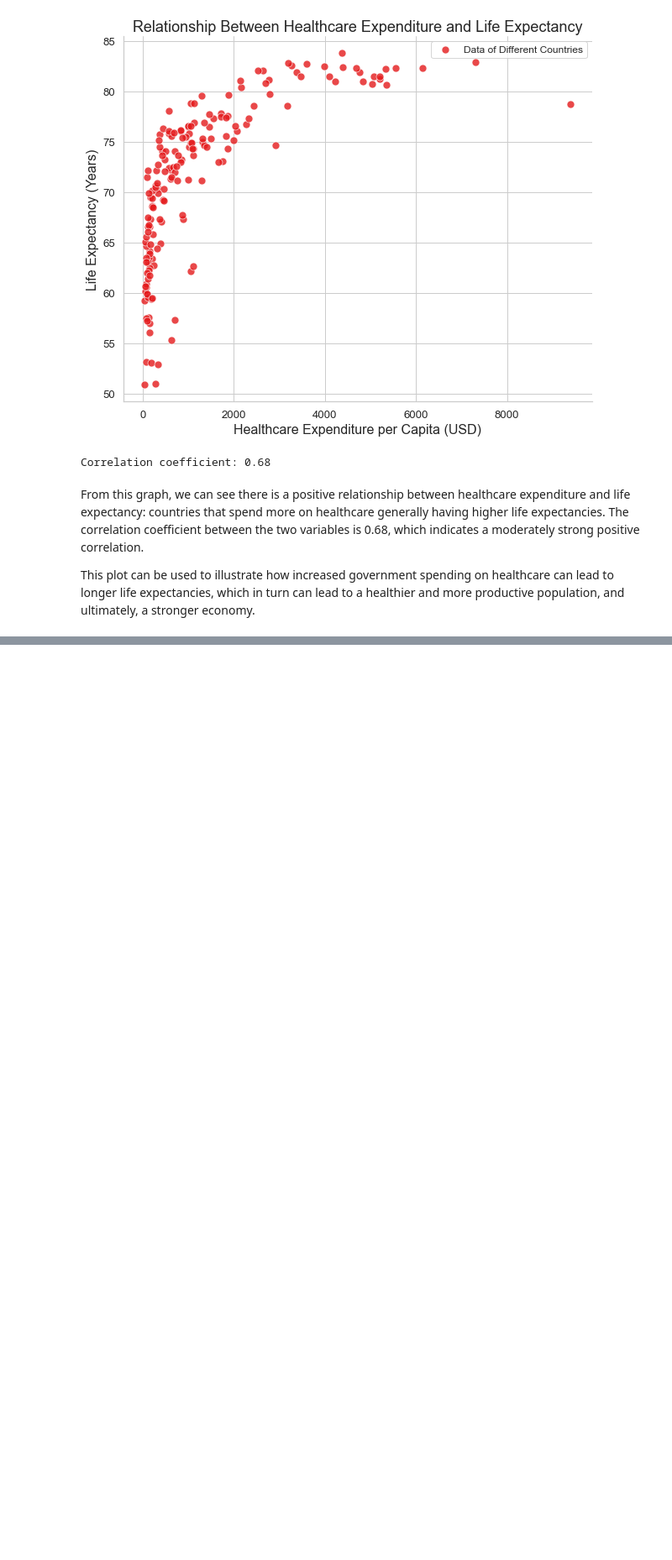
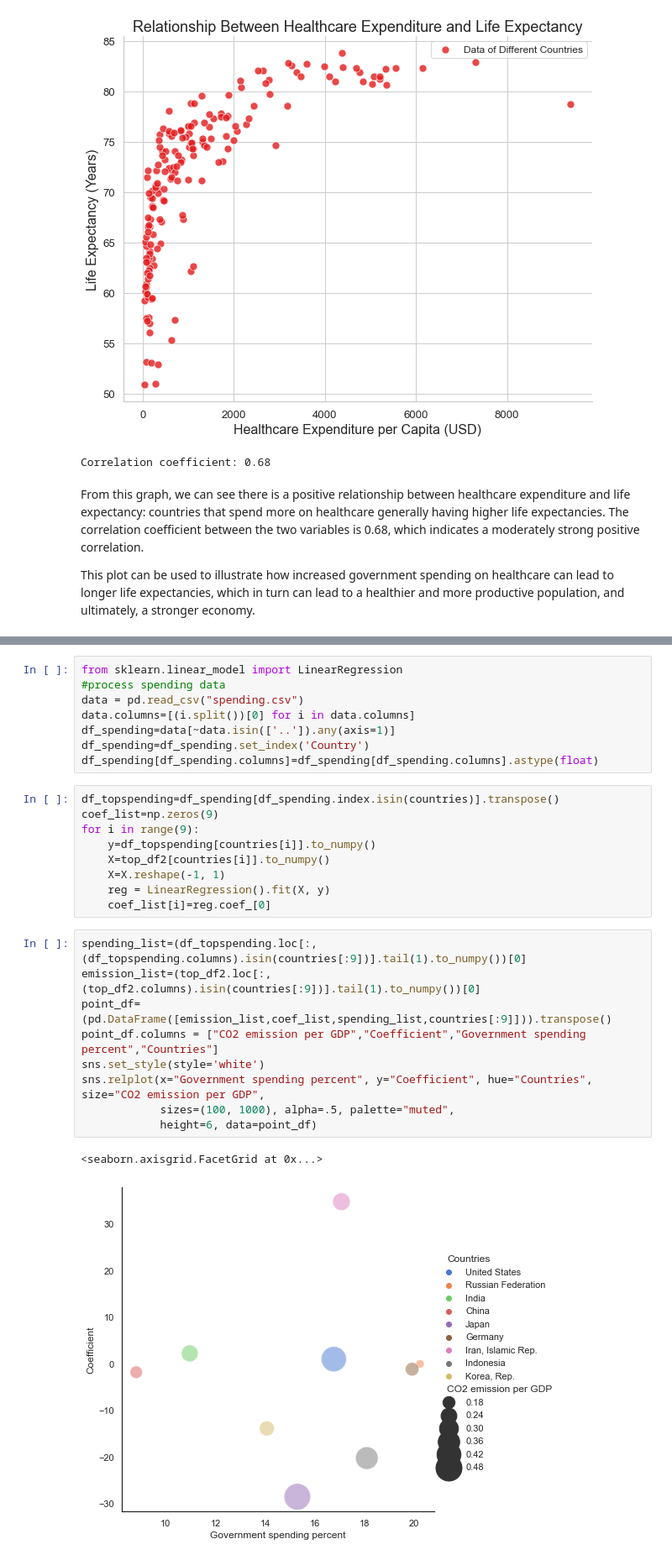
Before and after one commit to zjwlyx/ECE143_Group17, a Jupyter notebook: Group_17_Project.ipynb, the cells around one changed output, grey strips where cells are left out. Shown at 84% size. Cells and saved outputs as stored; diff of their text form; blank space fills up the shorter version.

```diff
--- a/Group_17_Project.ipynb
+++ b/Group_17_Project.ipynb
@@ -109,0 +193,29 @@ This plot can be used to illustrate how increased government spending on healthc
+# %%
+from sklearn.linear_model import LinearRegression
+#process spending data
+data = pd.read_csv("spending.csv")
+data.columns=[(i.split())[0] for i in data.columns]
+df_spending=data[~data.isin(['..']).any(axis=1)]
+df_spending=df_spending.set_index('Country')
+df_spending[df_spending.columns]=df_spending[df_spending.columns].astype(float)
+# %%
+df_topspending=df_spending[df_spending.index.isin(countries)].transpose()
+coef_list=np.zeros(9)
+for i in range(9):
+    y=df_topspending[countries[i]].to_numpy()
+    X=top_df2[countries[i]].to_numpy()
+    X=X.reshape(-1, 1)
+    reg = LinearRegression().fit(X, y)
+    coef_list[i]=reg.coef_[0]
+# %%
+spending_list=(df_topspending.loc[:,(df_topspending.columns).isin(countries[:9])].tail(1).to_numpy())[0]
+emission_list=(top_df2.loc[:,(top_df2.columns).isin(countries[:9])].tail(1).to_numpy())[0]
+point_df=(pd.DataFrame([emission_list,coef_list,spending_list,countries[:9]])).transpose()
+point_df.columns = ["CO2 emission per GDP","Coefficient","Government spending percent","Countries"]
+sns.set_style(style='white')
+sns.relplot(x="Government spending percent", y="Coefficient", hue="Countries", size="CO2 emission per GDP",
+            sizes=(100, 1000), alpha=.5, palette="muted",
+            height=6, data=point_df)
+# %% [output]
+<seaborn.axisgrid.FacetGrid at 0x...>
+[figure, added]
```
Also changed, not shown: parts of 23 cells of this notebook.
